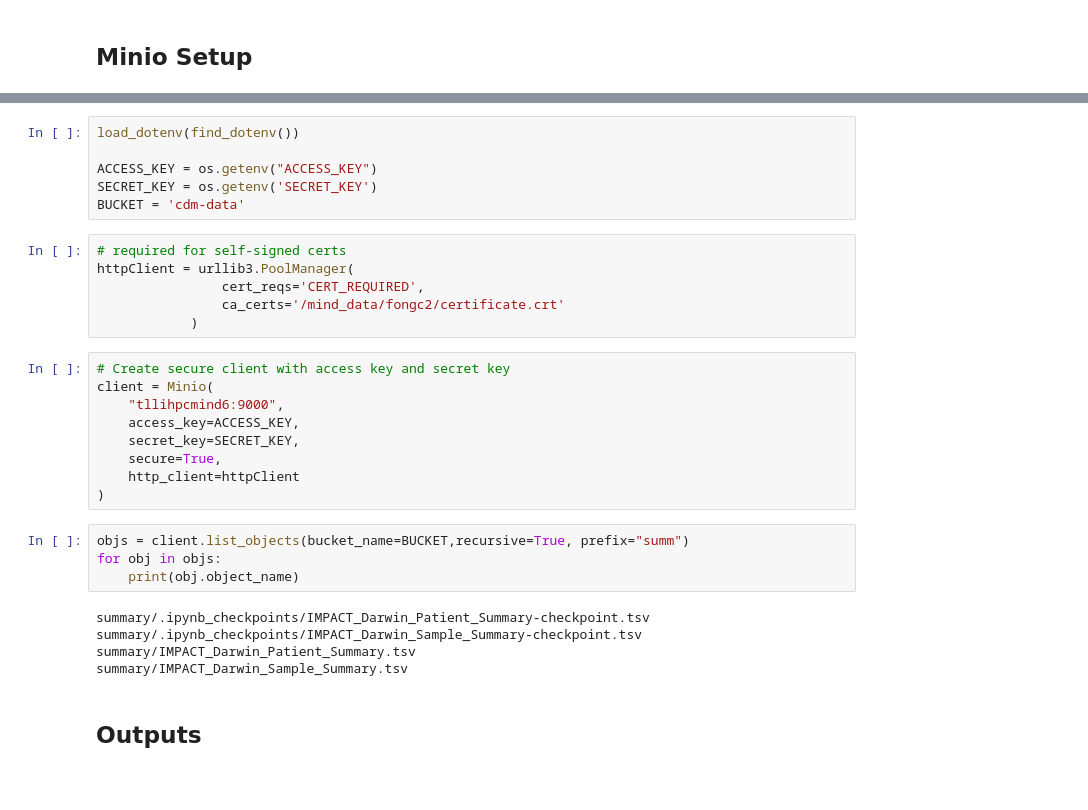
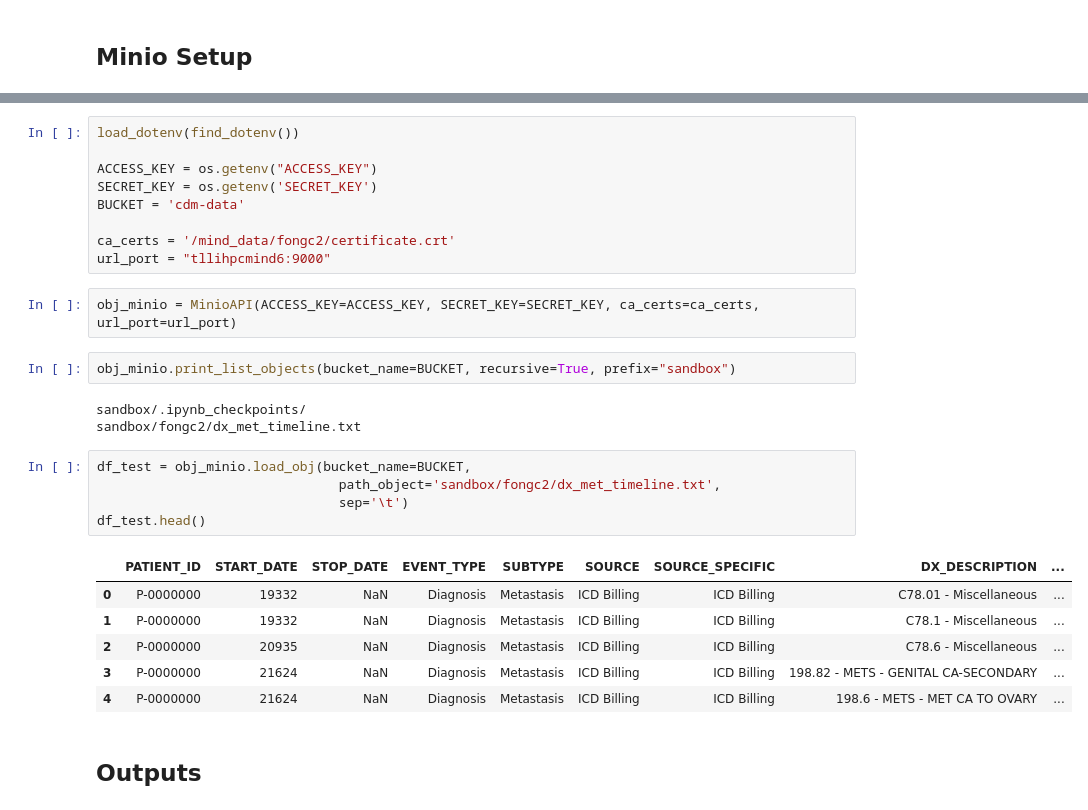
Before and after one commit to clinical-data-mining/organ-site-mapping, a Jupyter notebook: demo_notebooks/met_site_data_creation_impact_scaled.ipynb, the cells around one changed output, grey strips where cells are left out. Cells and saved outputs as stored; diff of their text form; blank space fills up the shorter version.

```diff
--- a/demo_notebooks/met_site_data_creation_impact_scaled.ipynb
+++ b/demo_notebooks/met_site_data_creation_impact_scaled.ipynb
@@ -40,30 +79,28 @@ load_dotenv(find_dotenv())
 ACCESS_KEY = os.getenv("ACCESS_KEY")
 SECRET_KEY = os.getenv('SECRET_KEY')
 BUCKET = 'cdm-data'
+
+ca_certs = '/mind_data/fongc2/certificate.crt'
+url_port = "tllihpcmind6:9000"
-# %%
-# required for self-signed certs
-httpClient = urllib3.PoolManager(
-                cert_reqs='CERT_REQUIRED',
-                ca_certs='/mind_data/fongc2/certificate.crt'
-            )
-# %%
-# Create secure client with access key and secret key
-client = Minio(
-    "tllihpcmind6:9000",
-    access_key=ACCESS_KEY,
-    secret_key=SECRET_KEY,
-    secure=True,
-    http_client=httpClient
-)
-# %%
-objs = client.list_objects(bucket_name=BUCKET,recursive=True, prefix="summ")
-for obj in objs:
-    print(obj.object_name)
-# %% [output]
-summary/.ipynb_checkpoints/IMPACT_Darwin_Patient_Summary-checkpoint.tsv
-summary/.ipynb_checkpoints/IMPACT_Darwin_Sample_Summary-checkpoint.tsv
-summary/IMPACT_Darwin_Patient_Summary.tsv
-summary/IMPACT_Darwin_Sample_Summary.tsv
+# %%
+obj_minio = MinioAPI(ACCESS_KEY=ACCESS_KEY, SECRET_KEY=SECRET_KEY, ca_certs=ca_certs, url_port=url_port)
+# %%
+obj_minio.print_list_objects(bucket_name=BUCKET, recursive=True, prefix="sandbox")
+# %% [output]
+sandbox/.ipynb_checkpoints/
+sandbox/fongc2/dx_met_timeline.txt
+# %%
+df_test = obj_minio.load_obj(bucket_name=BUCKET,
+                               path_object='sandbox/fongc2/dx_met_timeline.txt',
+                               sep='\t')
+df_test.head()
+# %% [output]
+|  | PATIENT_ID | START_DATE | STOP_DATE | EVENT_TYPE | SUBTYPE | SOURCE | SOURCE_SPECIFIC | DX_DESCRIPTION | ... |
+| 0 | P-0000000 | 19332 | NaN | Diagnosis | Metastasis | ICD Billing | ICD Billing | C78.01 - Miscellaneous | ... |
+| 1 | P-0000000 | 19332 | NaN | Diagnosis | Metastasis | ICD Billing | ICD Billing | C78.1 - Miscellaneous | ... |
+| 2 | P-0000000 | 20935 | NaN | Diagnosis | Metastasis | ICD Billing | ICD Billing | C78.6 - Miscellaneous | ... |
+| 3 | P-0000000 | 21624 | NaN | Diagnosis | Metastasis | ICD Billing | ICD Billing | 198.82 - METS - GENITAL CA-SECONDARY | ... |
+| 4 | P-0000000 | 21624 | NaN | Diagnosis | Metastasis | ICD Billing | ICD Billing | 198.6 - METS - MET CA TO OVARY | ... |
 # %% [markdown]
 ## Outputs
 # %% [markdown]
```
Also changed, not shown: parts of 31 cells of this notebook.
